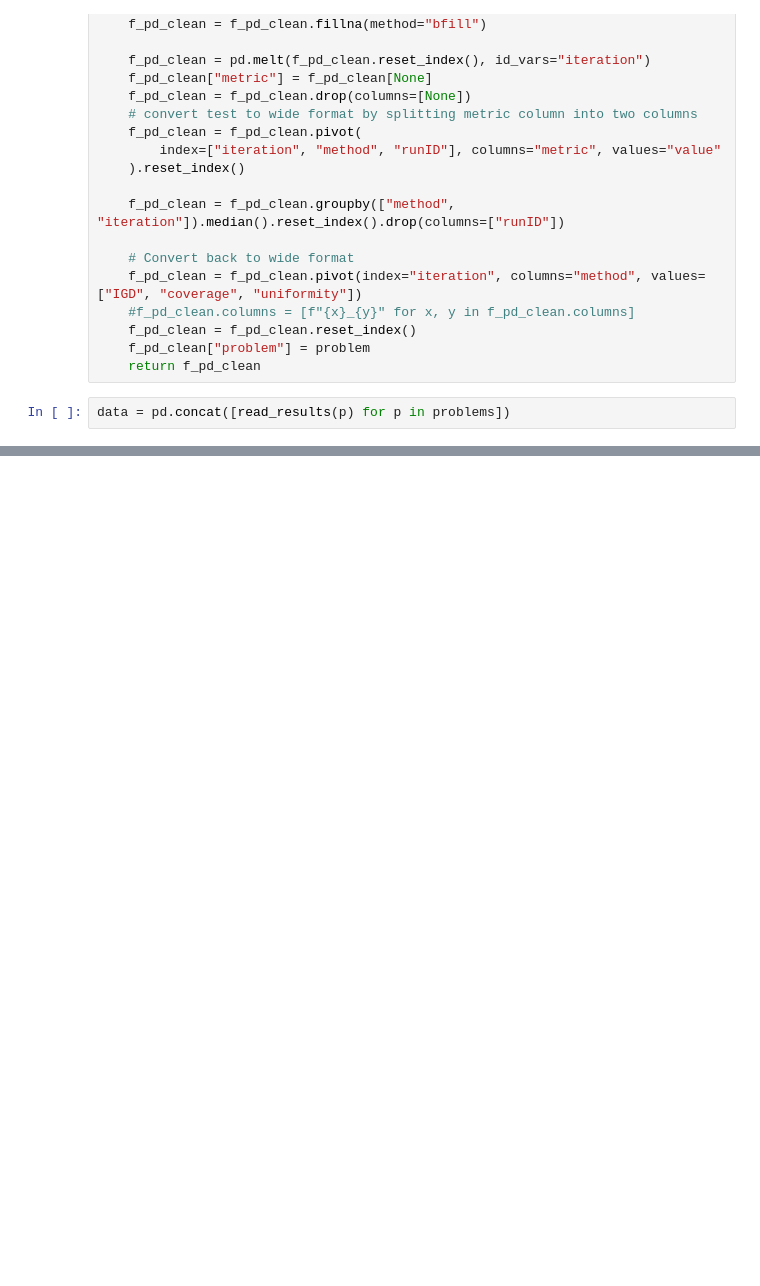
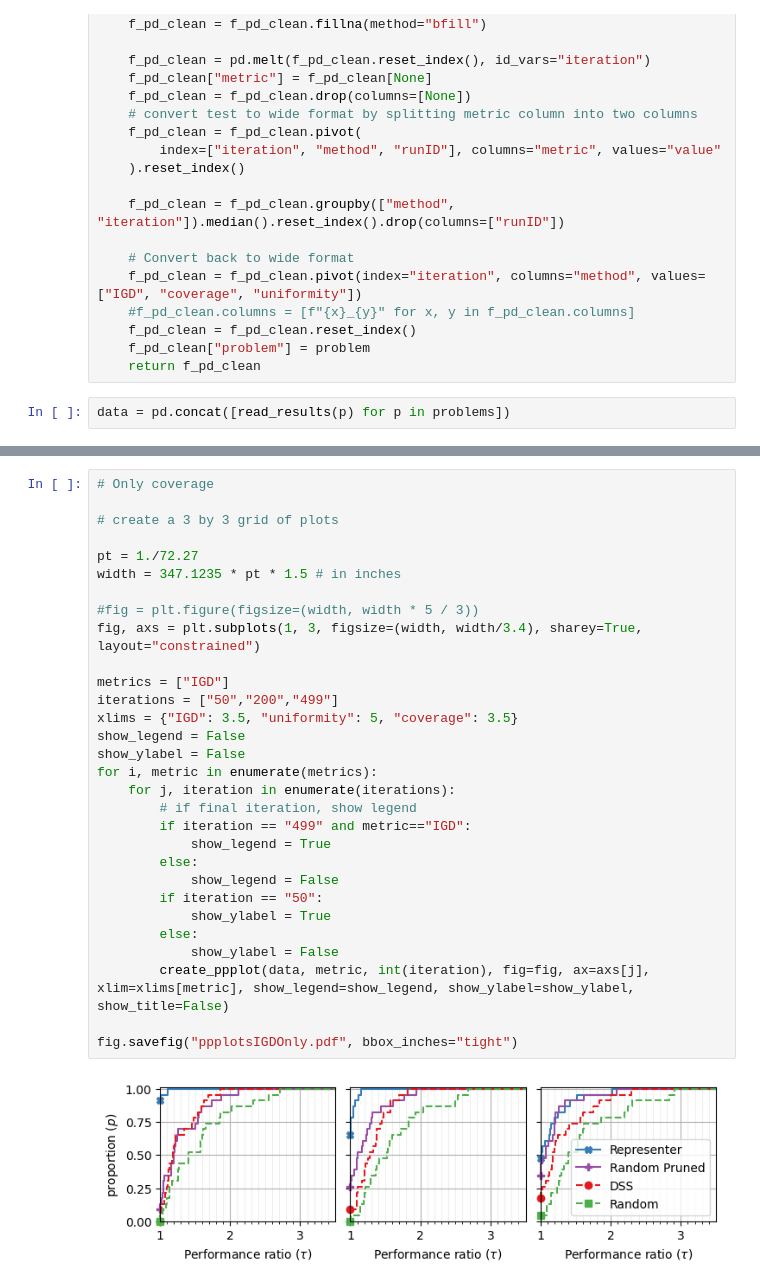
Before and after one commit to light-weaver/iterative-pareto-representer, a Jupyter notebook: notebooks/PPplots.ipynb, the cells around one changed output, grey strips where cells are left out. Cells and saved outputs as stored; diff of their text form; blank space fills up the shorter version.

```diff
--- a/notebooks/PPplots.ipynb
+++ b/notebooks/PPplots.ipynb
@@ -183,0 +212,32 @@ create_ppplot(data, "IGD")
+# %%
+# Only coverage
+
+# create a 3 by 3 grid of plots
+
+pt = 1./72.27
+width = 347.1235 * pt * 1.5 # in inches
+
+#fig = plt.figure(figsize=(width, width * 5 / 3))
+fig, axs = plt.subplots(1, 3, figsize=(width, width/3.4), sharey=True, layout="constrained")
+
+metrics = ["IGD"]
+iterations = ["50","200","499"]
+xlims = {"IGD": 3.5, "uniformity": 5, "coverage": 3.5}
+show_legend = False
+show_ylabel = False
+for i, metric in enumerate(metrics):
+    for j, iteration in enumerate(iterations):
+        # if final iteration, show legend
+        if iteration == "499" and metric=="IGD":
+            show_legend = True
+        else:
+            show_legend = False
+        if iteration == "50":
+            show_ylabel = True
+        else:
+            show_ylabel = False
+        create_ppplot(data, metric, int(iteration), fig=fig, ax=axs[j], xlim=xlims[metric], show_legend=show_legend, show_ylabel=show_ylabel, show_title=False)
+
+fig.savefig("ppplotsIGDOnly.pdf", bbox_inches="tight")
+# %% [output]
+[figure, added]
```
Also changed, not shown: parts of 5 cells of this notebook, 5 other files.
